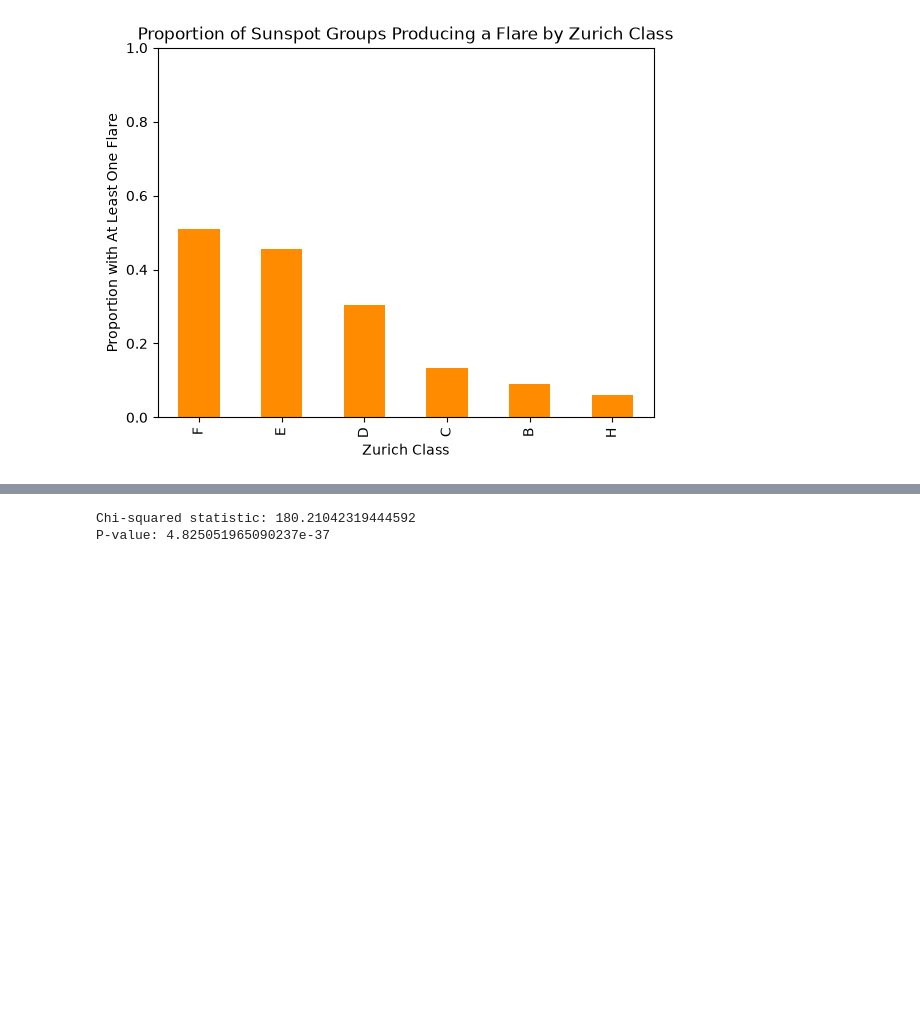
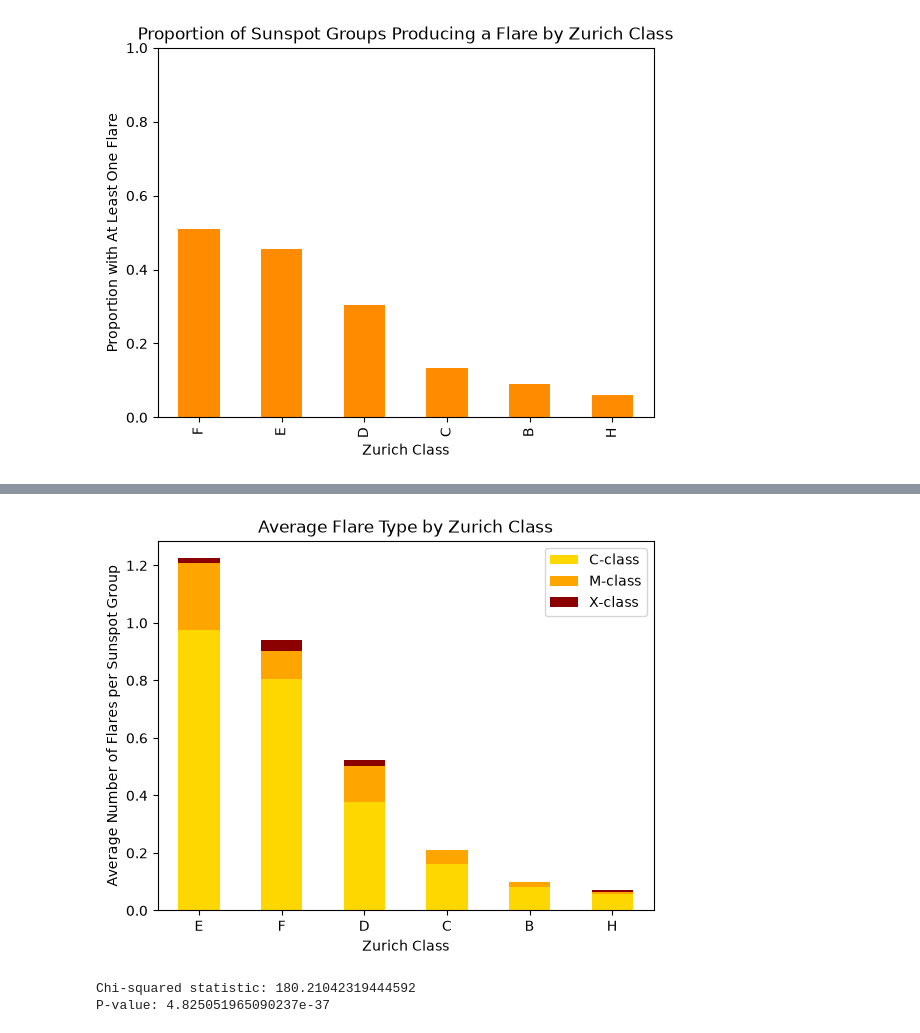
Before and after one commit to jayden-p-wu/dsrp, a Jupyter notebook: main.ipynb, the cells around one changed output, grey strips where cells are left out. Drawn from its saved outputs; the diff is of its cells as text; code cells hidden in the pictures; blank space fills up the shorter version.

```diff
--- a/main.ipynb
+++ b/main.ipynb
@@ -103,3 +120,17 @@ plt.show()
+# %%
+flare_composition = df.groupby("zurich_class")[["c_class_flares", "m_class_flares", "x_class_flares"]].mean()
+flare_composition = flare_composition.loc[flare_composition.sum(axis=1).sort_values(ascending=False).index]
+
+flare_composition.plot(kind="bar", stacked=True, color=["gold", "orange", "darkred"])
+plt.ylabel("Average Number of Flares per Sunspot Group")
+plt.xlabel("Zurich Class")
+plt.title("Average Flare Type by Zurich Class")
+plt.legend(["C-class", "M-class", "X-class"])
+plt.xticks(rotation=0)
+
+plt.show()
+# %% [output]
+[figure, added]
 # %%
 # chi squared test: Is there a relationship between zurich class and flares?
 contingency_table = pd.crosstab(df["zurich_class"], df["any_flare"])
```
Also changed, not shown: parts of 4 cells of this notebook.
